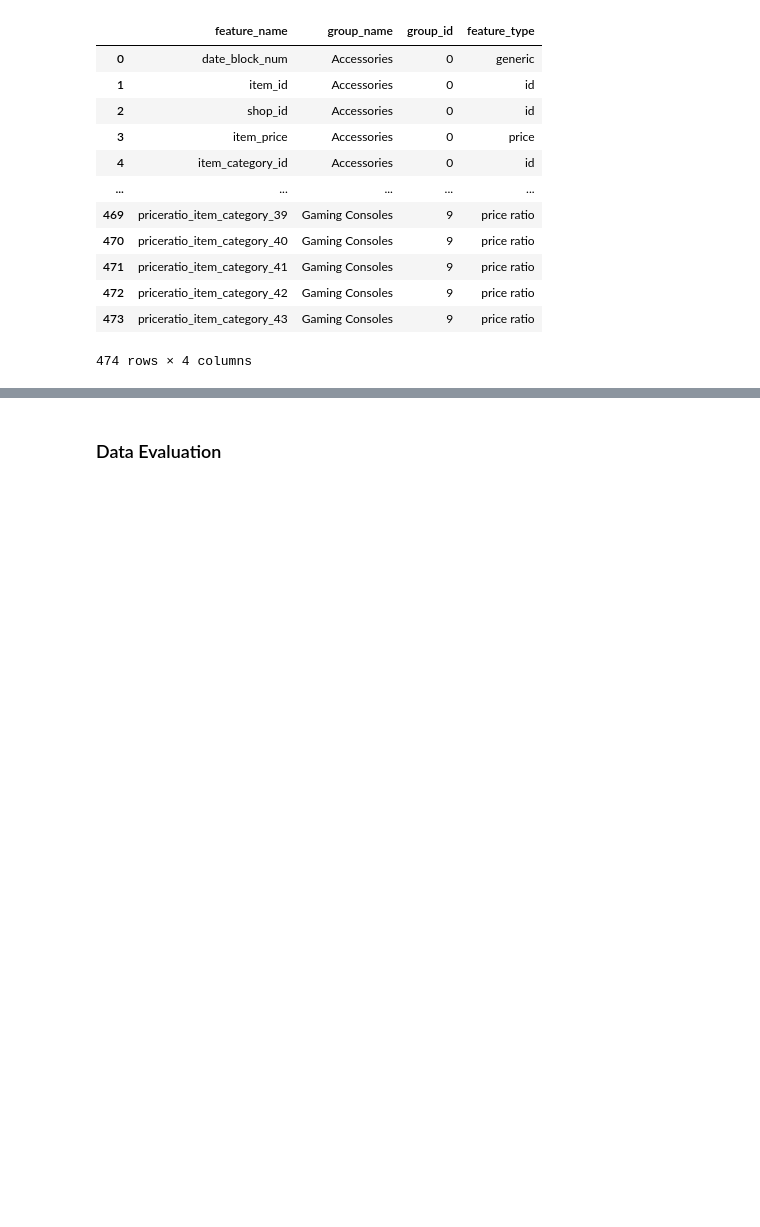
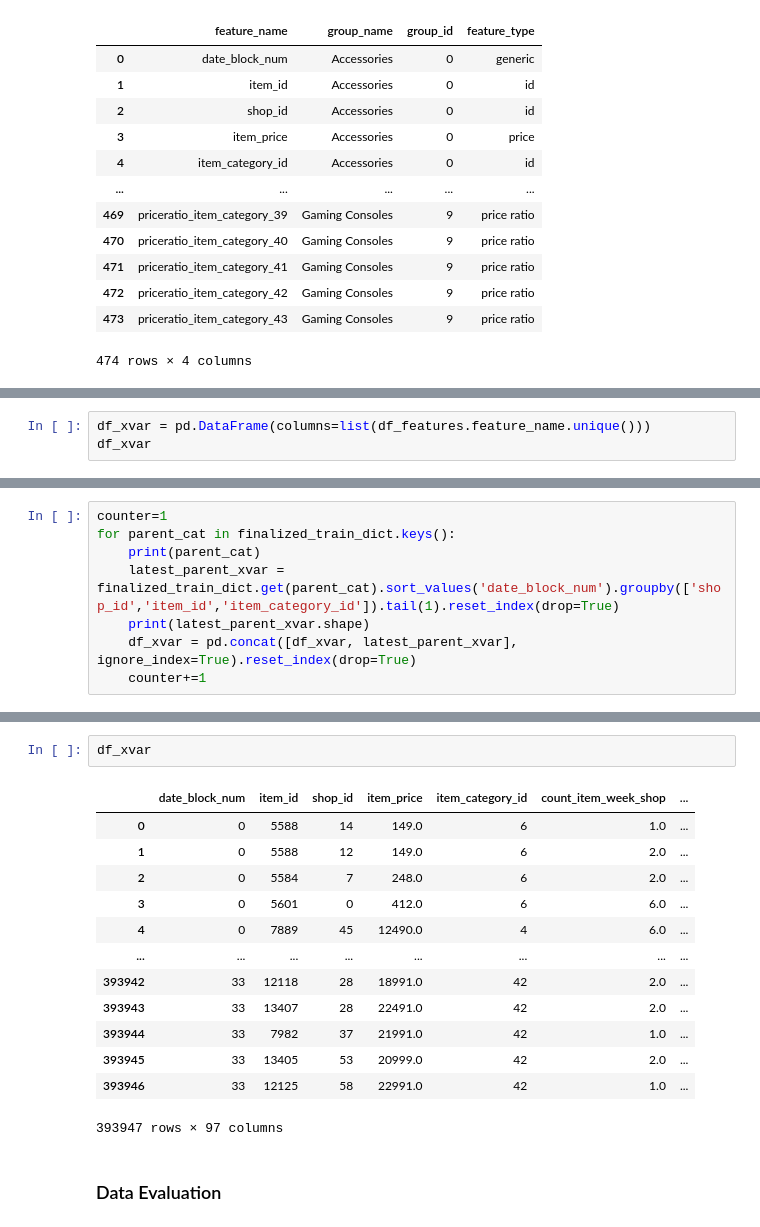
Before and after one commit to ManashJKonwar/ML-Retail-Sales, a Jupyter notebook: modelling_pipeline/training_script_v02.ipynb, the cells around one changed output, grey strips where cells are left out. Saved outputs shown, nothing was run; the diff lists cells and outputs as text; blank space fills up the shorter version.

Commit message:
Update: Adding_xvar_extraction_logic_and_saving
Signed-off-by: ManashJKonwar <rickykonwar@gmail.com>

```diff
--- a/modelling_pipeline/training_script_v02.ipynb
+++ b/modelling_pipeline/training_script_v02.ipynb
@@ -224,0 +229,3 @@ df_features
+# %%
+df_xvar = pd.DataFrame(columns=list(df_features.feature_name.unique()))
+df_xvar
@@ -224,0 +235,8 @@ df_features
+# %%
+counter=1
+for parent_cat in finalized_train_dict.keys():
+    print(parent_cat)
+    latest_parent_xvar = finalized_train_dict.get(parent_cat).sort_values('date_block_num').groupby(['shop_id','item_id','item_category_id']).tail(1).reset_index(drop=True)
+    print(latest_parent_xvar.shape)
+    df_xvar = pd.concat([df_xvar, latest_parent_xvar], ignore_index=True).reset_index(drop=True)
+    counter+=1
@@ -225,3 +261,19 @@ df_features
+# %%
+df_xvar
+# %% [output]
+|  | date_block_num | item_id | shop_id | item_price | item_category_id | count_item_week_shop | ... |
+| 0 | 0 | 5588 | 14 | 149.0 | 6 | 1.0 | ... |
+| 1 | 0 | 5588 | 12 | 149.0 | 6 | 2.0 | ... |
+| 2 | 0 | 5584 | 7 | 248.0 | 6 | 2.0 | ... |
+| 3 | 0 | 5601 | 0 | 412.0 | 6 | 6.0 | ... |
+| 4 | 0 | 7889 | 45 | 12490.0 | 4 | 6.0 | ... |
+| ... | ... | ... | ... | ... | ... | ... | ... |
+| 393942 | 33 | 12118 | 28 | 18991.0 | 42 | 2.0 | ... |
+| 393943 | 33 | 13407 | 28 | 22491.0 | 42 | 2.0 | ... |
+| 393944 | 33 | 7982 | 37 | 21991.0 | 42 | 1.0 | ... |
+| 393945 | 33 | 13405 | 53 | 20999.0 | 42 | 2.0 | ... |
+| 393946 | 33 | 12125 | 58 | 22991.0 | 42 | 1.0 | ... |
+393947 rows × 97 columns
 # %% [markdown]
 ### Data Evaluation
 # %%
```
Also changed, not shown: parts of 7 cells of this notebook.
